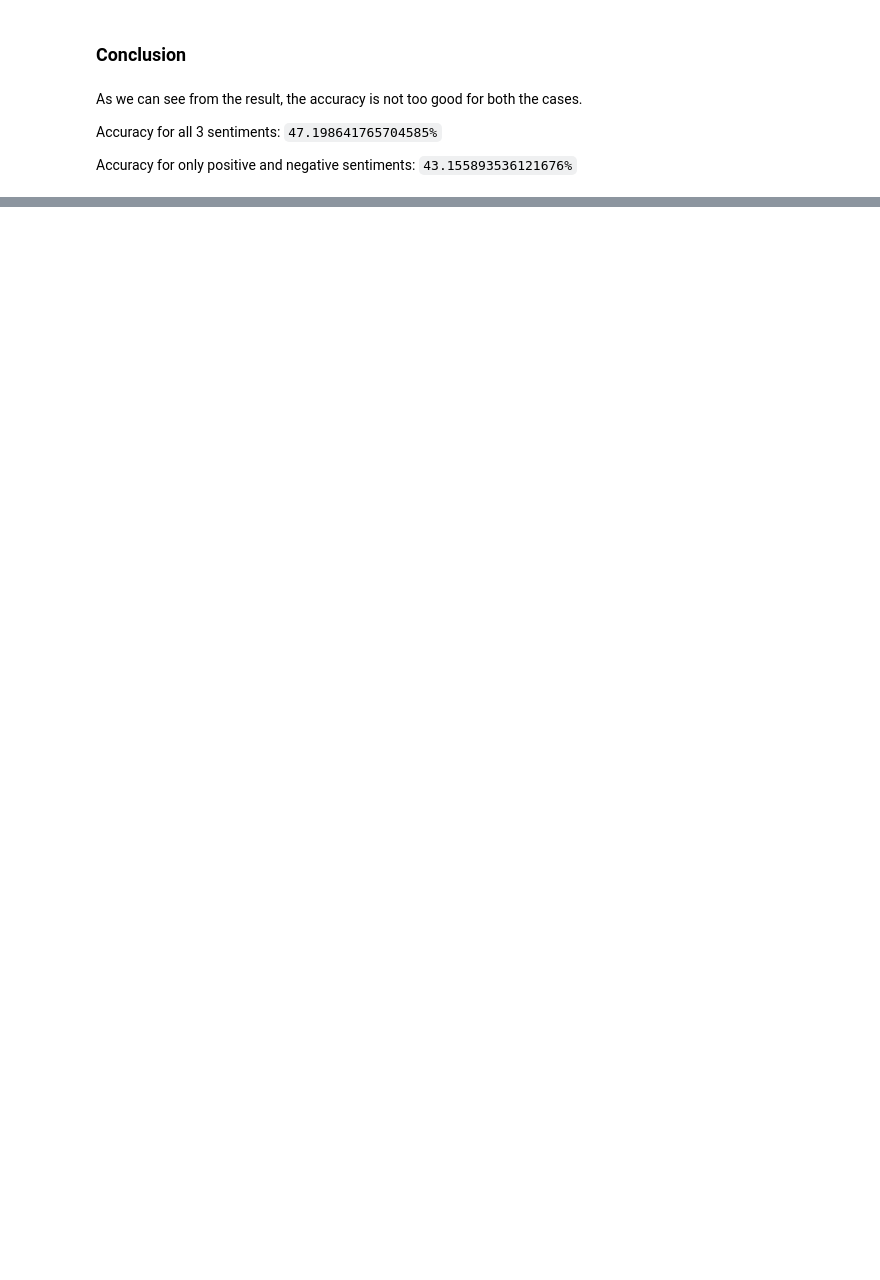
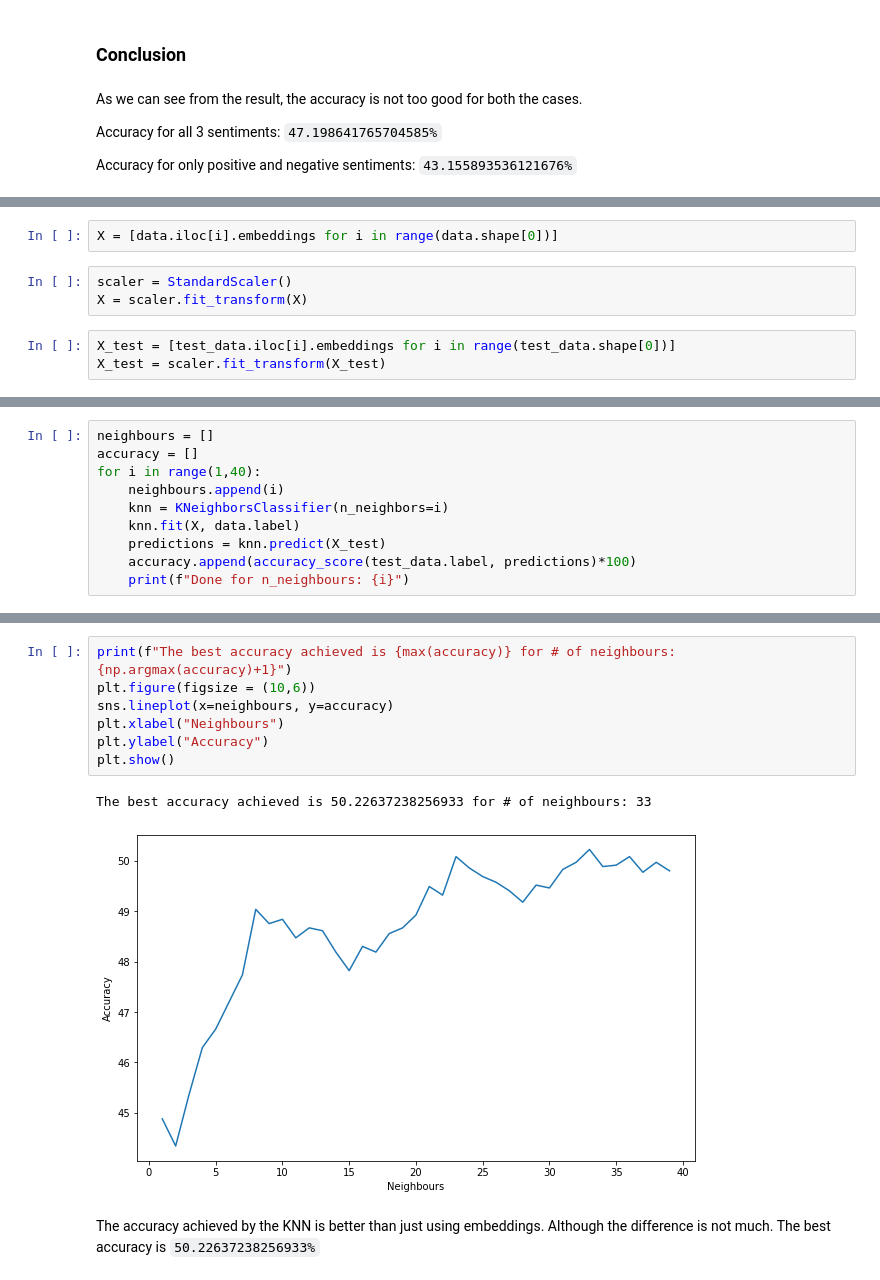
Before and after one commit to singhaditya8499/NLP-Study, a Jupyter notebook: Twitter_sentiment_analysis/Doc2Vec_as_classification.ipynb, the cells around one changed output, grey strips where cells are left out. Saved outputs shown, nothing was run; the diff lists cells and outputs as text; blank space fills up the shorter version.

```diff
--- a/Twitter_sentiment_analysis/Doc2Vec_as_classification.ipynb
+++ b/Twitter_sentiment_analysis/Doc2Vec_as_classification.ipynb
@@ -218,0 +241,8 @@ Accuracy for only positive and negative sentiments: `43.155893536121676%`
+# %%
+X = [data.iloc[i].embeddings for i in range(data.shape[0])]
+# %%
+scaler = StandardScaler()
+X = scaler.fit_transform(X)
+# %%
+X_test = [test_data.iloc[i].embeddings for i in range(test_data.shape[0])]
+X_test = scaler.fit_transform(X_test)
@@ -218,0 +253,10 @@ Accuracy for only positive and negative sentiments: `43.155893536121676%`
+# %%
+neighbours = []
+accuracy = []
+for i in range(1,40):
+    neighbours.append(i)
+    knn = KNeighborsClassifier(n_neighbors=i)
+    knn.fit(X, data.label)
+    predictions = knn.predict(X_test)
+    accuracy.append(accuracy_score(test_data.label, predictions)*100)
+    print(f"Done for n_neighbours: {i}")
@@ -218,0 +281,12 @@ Accuracy for only positive and negative sentiments: `43.155893536121676%`
+# %%
+print(f"The best accuracy achieved is {max(accuracy)} for # of neighbours: {np.argmax(accuracy)+1}")
+plt.figure(figsize = (10,6))
+sns.lineplot(x=neighbours, y=accuracy)
+plt.xlabel("Neighbours")
+plt.ylabel("Accuracy")
+plt.show()
+# %% [output]
+The best accuracy achieved is 50.22637238256933 for # of neighbours: 33
+[figure, added]
+# %% [markdown]
+The accuracy achieved by the KNN is better than just using embeddings. Although the difference is not much. The best accuracy is `50.22637238256933%`
```
Also changed, not shown: parts of 18 cells of this notebook.
